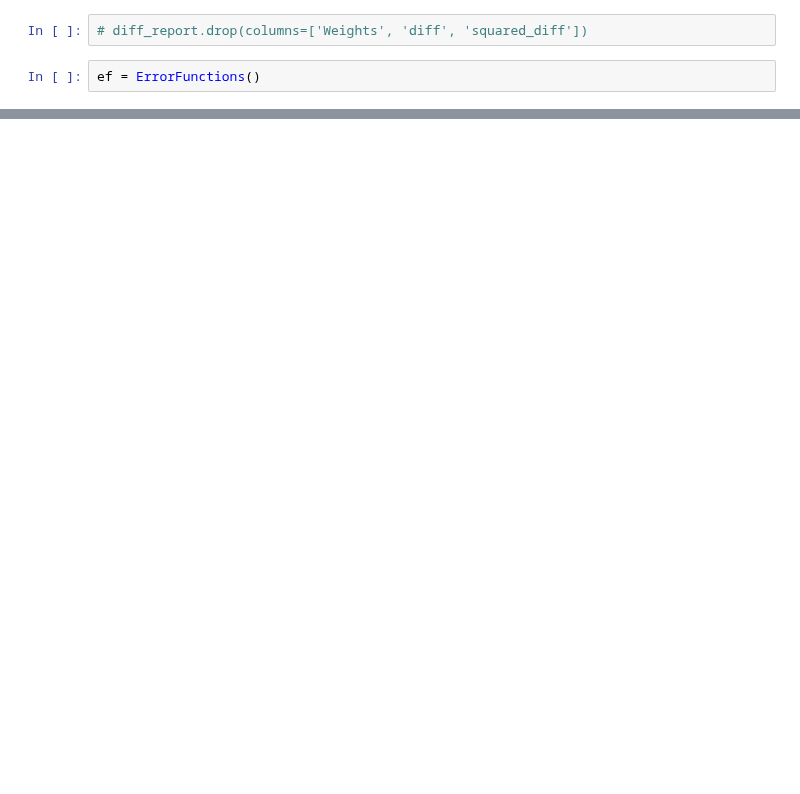
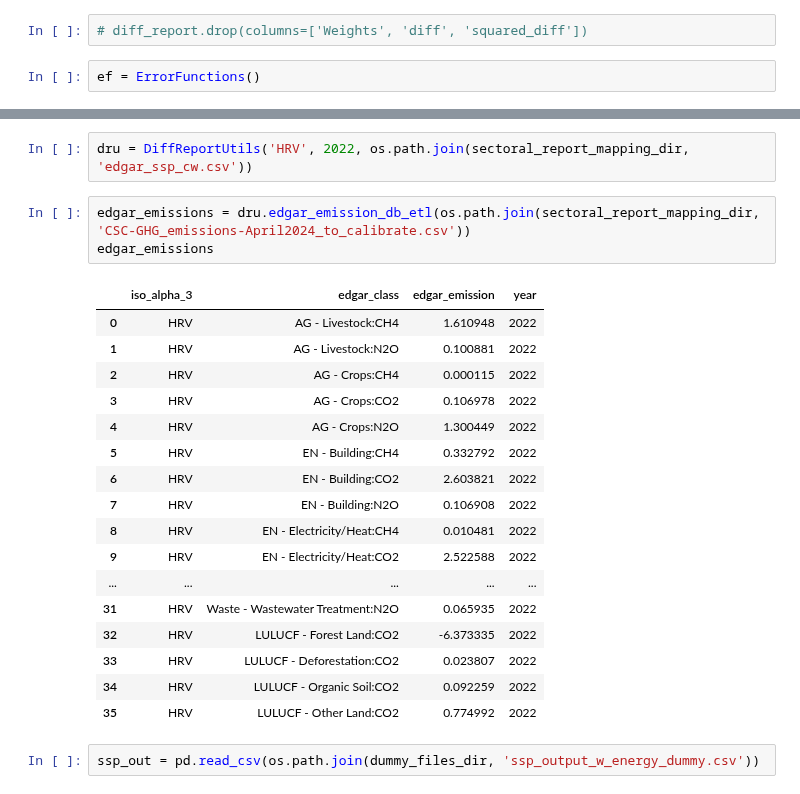
Before and after one commit to sisepuede-framework/ssp_data_calibration, a Jupyter notebook: src/eda.ipynb, the cells around one changed output, grey strips where cells are left out. Drawn from its saved outputs; the diff is of its cells as text; blank space fills up the shorter version.

```diff
--- a/src/eda.ipynb
+++ b/src/eda.ipynb
@@ -164,0 +165,25 @@ AttributeError: 'ErrorFunctions' object has no attribute 'weighted_mse'
+# %%
+dru = DiffReportUtils('HRV', 2022, os.path.join(sectoral_report_mapping_dir, 'edgar_ssp_cw.csv'))
+# %%
+edgar_emissions = dru.edgar_emission_db_etl(os.path.join(sectoral_report_mapping_dir, 'CSC-GHG_emissions-April2024_to_calibrate.csv'))
+edgar_emissions
+# %% [output]
+|  | iso_alpha_3 | edgar_class | edgar_emission | year |
+| 0 | HRV | AG - Livestock:CH4 | 1.610948 | 2022 |
+| 1 | HRV | AG - Livestock:N2O | 0.100881 | 2022 |
+| 2 | HRV | AG - Crops:CH4 | 0.000115 | 2022 |
+| 3 | HRV | AG - Crops:CO2 | 0.106978 | 2022 |
+| 4 | HRV | AG - Crops:N2O | 1.300449 | 2022 |
+| 5 | HRV | EN - Building:CH4 | 0.332792 | 2022 |
+| 6 | HRV | EN - Building:CO2 | 2.603821 | 2022 |
+| 7 | HRV | EN - Building:N2O | 0.106908 | 2022 |
+| 8 | HRV | EN - Electricity/Heat:CH4 | 0.010481 | 2022 |
+| 9 | HRV | EN - Electricity/Heat:CO2 | 2.522588 | 2022 |
+| ... | ... | ... | ... | ... |
+| 31 | HRV | Waste - Wastewater Treatment:N2O | 0.065935 | 2022 |
+| 32 | HRV | LULUCF - Forest Land:CO2 | -6.373335 | 2022 |
+| 33 | HRV | LULUCF - Deforestation:CO2 | 0.023807 | 2022 |
+| 34 | HRV | LULUCF - Organic Soil:CO2 | 0.092259 | 2022 |
+| 35 | HRV | LULUCF - Other Land:CO2 | 0.774992 | 2022 |
+# %%
+ssp_out = pd.read_csv(os.path.join(dummy_files_dir, 'ssp_output_w_energy_dummy.csv'))
```
Also changed, not shown: parts of 17 cells of this notebook, 3 other files.
